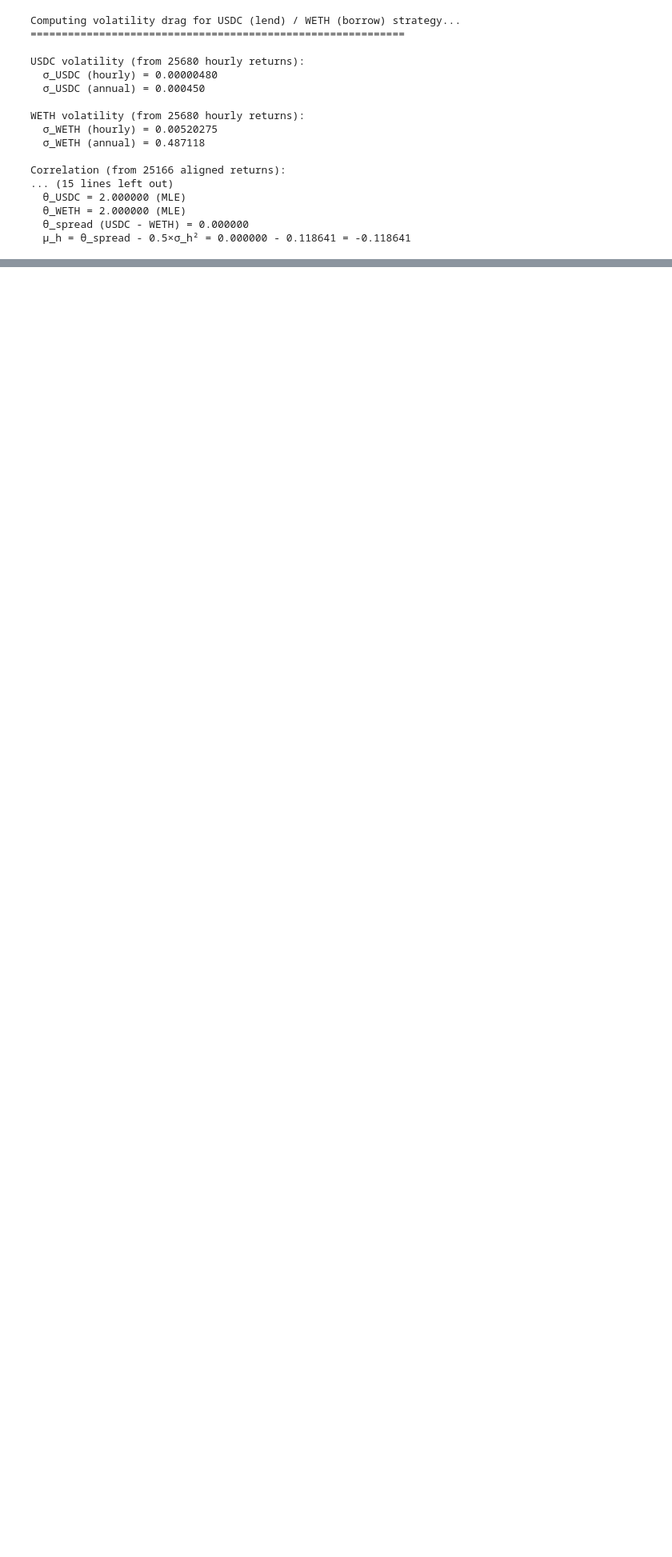
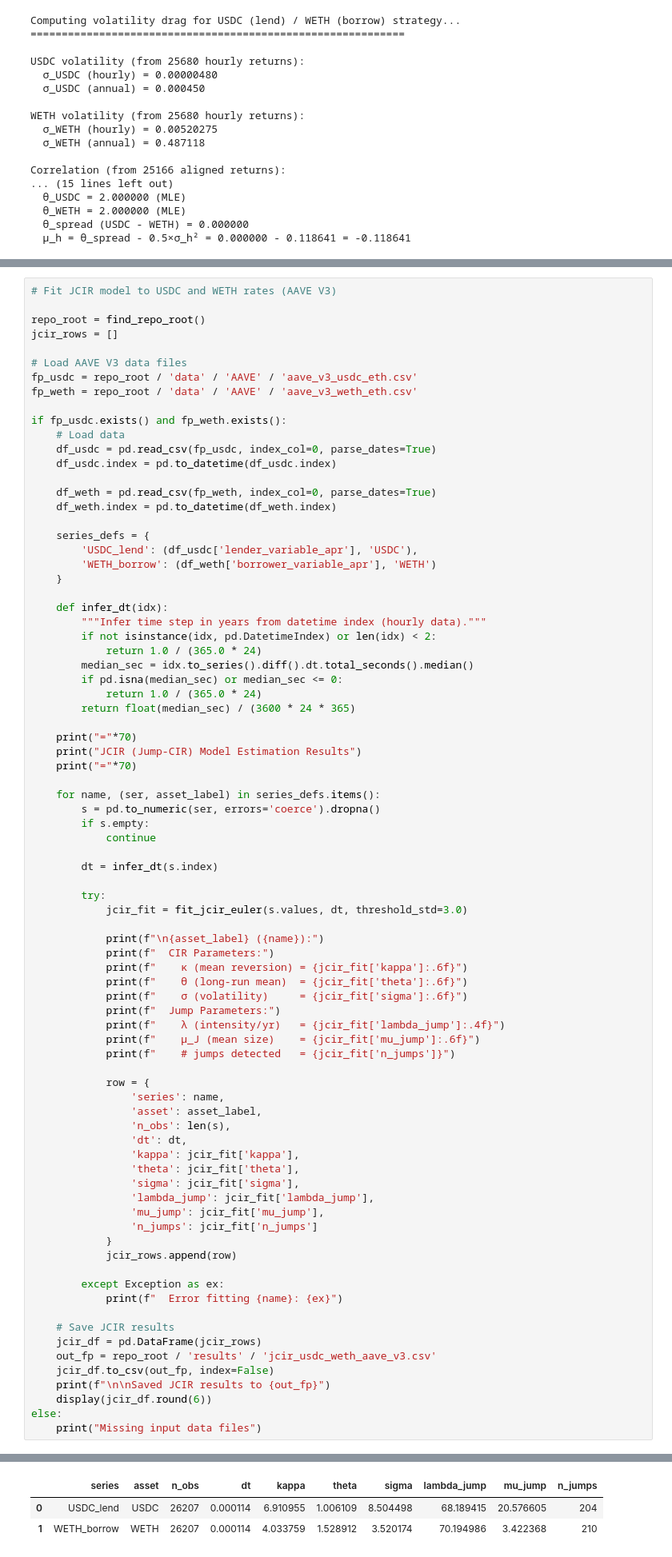
Before and after one commit to francisliu2/Defi_interestRate, a Jupyter notebook: src/stablecoin_short_demo_int_rate.ipynb, the cells around one changed output, grey strips where cells are left out. Shown at 80% size. Drawn from its saved outputs; the diff is of its cells as text; blank space fills up the shorter version.

```diff
--- a/src/stablecoin_short_demo_int_rate.ipynb
+++ b/src/stablecoin_short_demo_int_rate.ipynb
@@ -432,0 +615,82 @@ Volatility drag: 0.5 × σ_h² = 0.118641
+# %%
+# Fit JCIR model to USDC and WETH rates (AAVE V3)
+
+repo_root = find_repo_root()
+jcir_rows = []
+
+# Load AAVE V3 data files
+fp_usdc = repo_root / 'data' / 'AAVE' / 'aave_v3_usdc_eth.csv'
+fp_weth = repo_root / 'data' / 'AAVE' / 'aave_v3_weth_eth.csv'
+
+if fp_usdc.exists() and fp_weth.exists():
+    # Load data
+    df_usdc = pd.read_csv(fp_usdc, index_col=0, parse_dates=True)
+    df_usdc.index = pd.to_datetime(df_usdc.index)
+
+    df_weth = pd.read_csv(fp_weth, index_col=0, parse_dates=True)
+    df_weth.index = pd.to_datetime(df_weth.index)
+
+    series_defs = {
+        'USDC_lend': (df_usdc['lender_variable_apr'], 'USDC'),
+        'WETH_borrow': (df_weth['borrower_variable_apr'], 'WETH')
+    }
+
+    def infer_dt(idx):
+        """Infer time step in years from datetime index (hourly data)."""
+        if not isinstance(idx, pd.DatetimeIndex) or len(idx) < 2:
+            return 1.0 / (365.0 * 24)
+        median_sec = idx.to_series().diff().dt.total_seconds().median()
+        if pd.isna(median_sec) or median_sec <= 0:
+            return 1.0 / (365.0 * 24)
+        return float(median_sec) / (3600 * 24 * 365)
+
+    print("="*70)
+    print("JCIR (Jump-CIR) Model Estimation Results")
+    print("="*70)
+
+    for name, (ser, asset_label) in series_defs.items():
+        s = pd.to_numeric(ser, errors='coerce').dropna()
+        if s.empty:
+            continue
+
+        dt = infer_dt(s.index)
+
+        try:
+            jcir_fit = fit_jcir_euler(s.values, dt, threshold_std=3.0)
+
+            print(f"\n{asset_label} ({name}):")
+            print(f"  CIR Parameters:")
+            print(f"    κ (mean reversion) = {jcir_fit['kappa']:.6f}")
+            print(f"    θ (long-run mean)  = {jcir_fit['theta']:.6f}")
+            print(f"    σ (volatility)     = {jcir_fit['sigma']:.6f}")
+            print(f"  Jump Parameters:")
+            print(f"    λ (intensity/yr)   = {jcir_fit['lambda_jump']:.4f}")
+            print(f"    μ_J (mean size)    = {jcir_fit['mu_jump']:.6f}")
+            print(f"    # jumps detected   = {jcir_fit['n_jumps']}")
+
+            row = {
+                'series': name,
+                'asset': asset_label,
+                'n_obs': len(s),
+                'dt': dt,
+                'kappa': jcir_fit['kappa'],
+                'theta': jcir_fit['theta'],
+                'sigma': jcir_fit['sigma'],
+                'lambda_jump': jcir_fit['lambda_jump'],
+                'mu_jump': jcir_fit['mu_jump'],
+                'n_jumps': jcir_fit['n_jumps']
+            }
+            jcir_rows.append(row)
+
+        except Exception as ex:
+            print(f"  Error fitting {name}: {ex}")
+
+    # Save JCIR results
+    jcir_df = pd.DataFrame(jcir_rows)
+    out_fp = repo_root / 'results' / 'jcir_usdc_weth_aave_v3.csv'
+    jcir_df.to_csv(out_fp, index=False)
+    print(f"\n\nSaved JCIR results to {out_fp}")
+    display(jcir_df.round(6))
+else:
+    print("Missing input data files")
+# %% [output]
@@ -432,0 +714,3 @@ Volatility drag: 0.5 × σ_h² = 0.118641
+|  | series | asset | n_obs | dt | kappa | theta | sigma | lambda_jump | mu_jump | n_jumps |
+| 0 | USDC_lend | USDC | 26207 | 0.000114 | 6.910955 | 1.006109 | 8.504498 | 68.189415 | 20.576605 | 204 |
+| 1 | WETH_borrow | WETH | 26207 | 0.000114 | 4.033759 | 1.528912 | 3.520174 | 70.194986 | 3.422368 | 210 |
```
Also changed, not shown: parts of 9 cells of this notebook, 6 other files.
